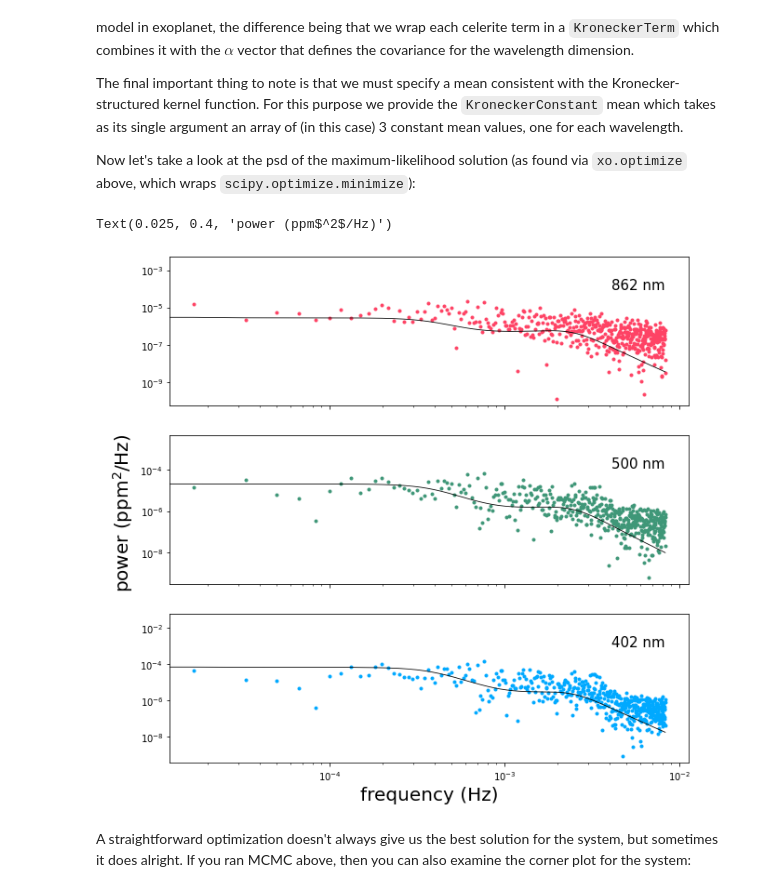
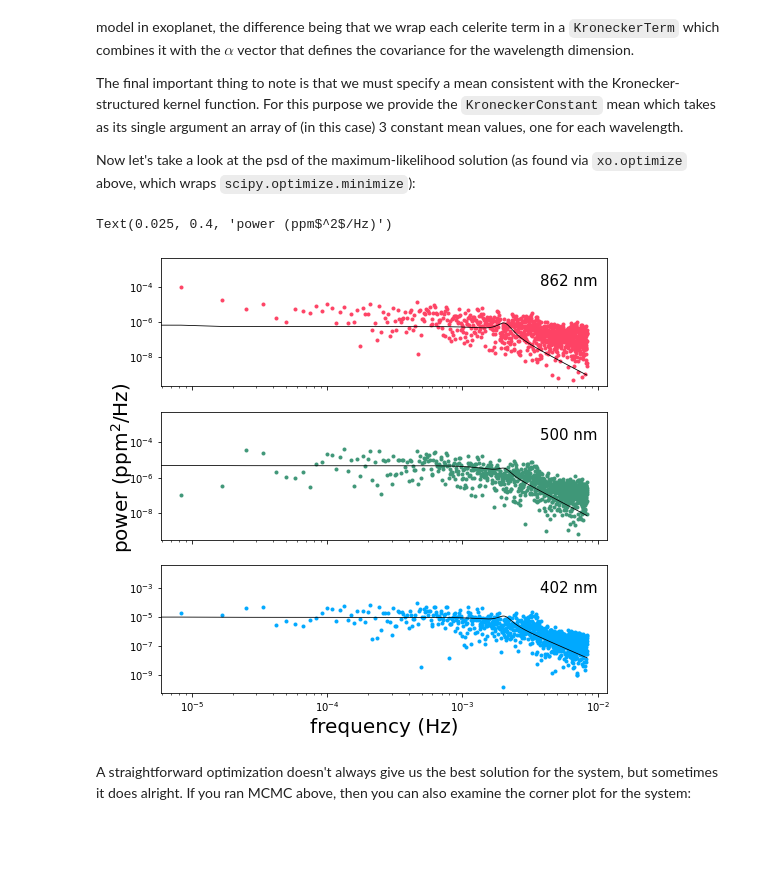
Before and after one commit to tagordon/specgp, a Jupyter notebook: docs/tutorials/soho.ipynb, the cells around one changed output. Saved outputs shown, nothing was run; the diff lists cells and outputs as text; code cells hidden in the pictures; blank space fills up the shorter version.

```diff
--- a/docs/tutorials/soho.ipynb
+++ b/docs/tutorials/soho.ipynb
@@ -42,7 +42,7 @@ flux = np.sum(rgb, axis=0)/np.shape(rgb)[0]
 # choose an arbitrary starting index and number of points to
 # select a segment of the (very large) SOHO timeseries
 i = 98765
-n = 1000
+n = 2000
 t = t[i:i+n]
 rgb = [f[i:i+n]/1e3 for f in rgb]
 
@@ -148,8 +148,8 @@ with pm.Model() as model:
 
     # comment this out if you don't want to run the mcmc right now.
     trace = pm.sample(
-        tune=500,
-        draws=500,
+        tune=1000,
+        draws=1000,
         start=start,
         cores=2,
         chains=2,
@@ -179,27 +185,27 @@ Now let's take a look at the psd of the maximum-likelihood solution (as found vi
 # %%
 fdays = f * 60*60*24
 with model:
     psd = xo.eval_in_model(
         kernel.psd(2*np.pi*fdays), map_soln)
 
-fig, ax = pl.subplots(3, 1, figsize=(10, 10), sharex=True)
+fig, ax = pl.subplots(3, 1, figsize=(8, 8), sharex=True)
 ax[0].loglog(f, powerfft[0], '.', color=colors[0])
 ax[1].loglog(f, powerfft[1], '.', color=colors[1])
 ax[2].loglog(f, powerfft[2], '.', color=colors[2])
 
 ax[0].loglog(f, psd.T[0], color='k', linewidth=0.8)
 ax[1].loglog(f, psd.T[1], color='k', linewidth=0.8)
 ax[2].loglog(f, psd.T[2], color='k', linewidth=0.8)
 
 [a.annotate(b, xy=(0.85, 0.78), xycoords='axes fraction', fontsize=15)
      for a, b in zip(ax, bands)]
 ax[2].set_xlabel('frequency (Hz)', fontsize=20)
 pl.annotate(r"power (ppm$^2$/Hz)", xy=(0.025, 0.4),
             xycoords='figure fraction',
             rotation=90, fontsize=20)
 # %% [output]
 Text(0.025, 0.4, 'power (ppm$^2$/Hz)')
-[figure, old version]
+[figure, new version]
 # %% [markdown]
 A straightforward optimization doesn't always give us the best solution for the system, but sometimes it does alright. If you ran MCMC above, then you can also examine the corner plot for the system:
 # %%
```
Also changed, not shown: parts of 8 cells of this notebook.
